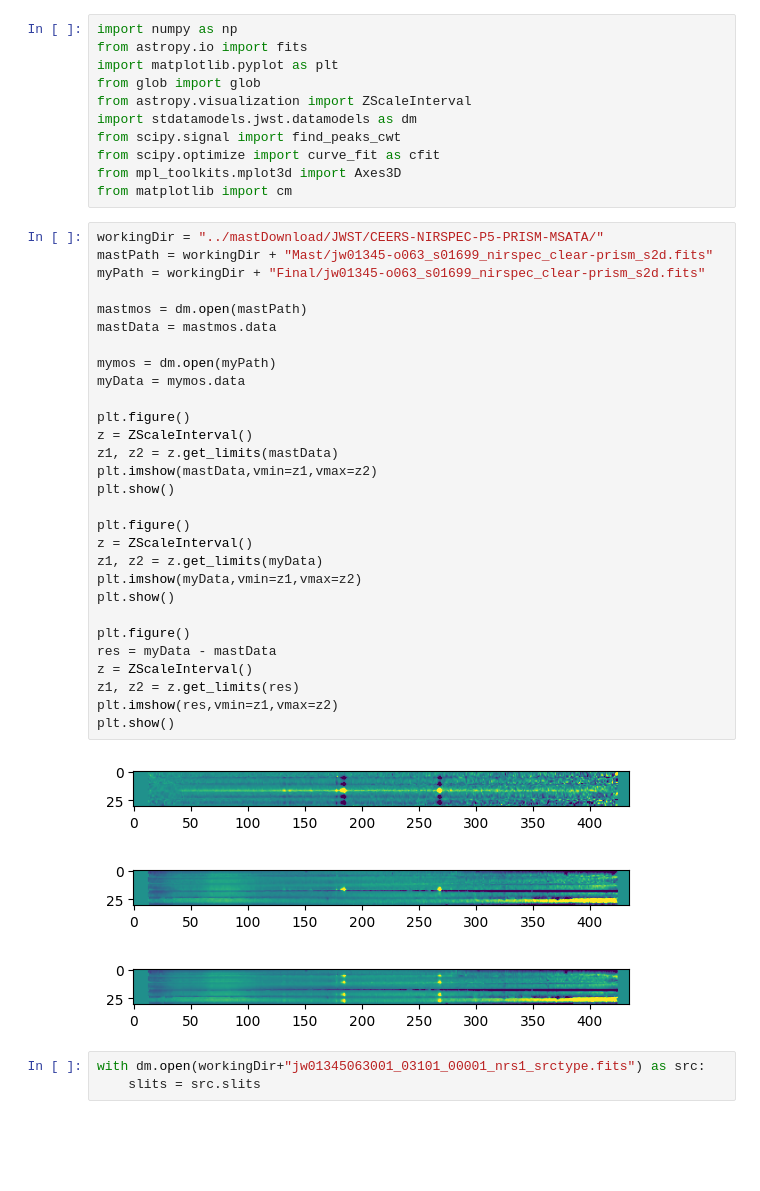
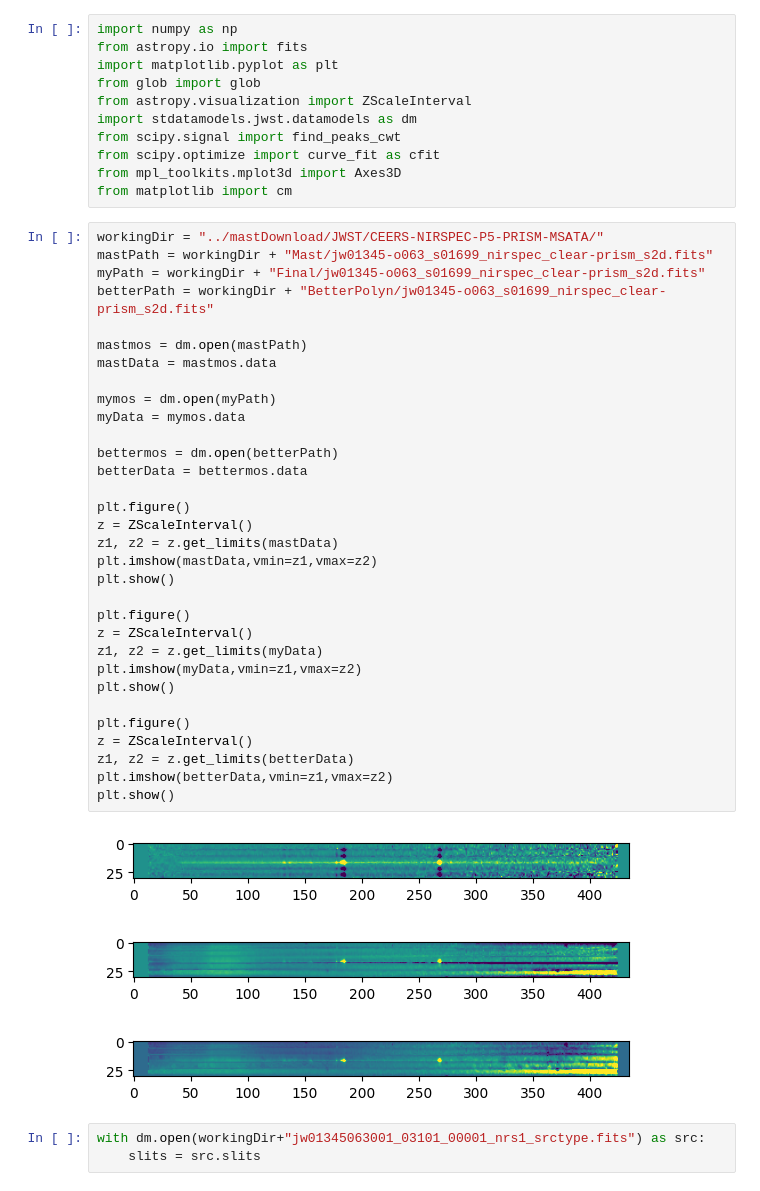
Before and after one commit to TimEpsilon/BetterNIRSpecBackground, a Jupyter notebook: JWST/TestStage2/FindBestModel.ipynb, the cells around one changed output. Saved outputs shown, nothing was run; the diff lists cells and outputs as text; blank space fills up the shorter version.

```diff
--- a/JWST/TestStage2/FindBestModel.ipynb
+++ b/JWST/TestStage2/FindBestModel.ipynb
@@ -12,36 +12,39 @@ from matplotlib import cm
 # %%
 workingDir = "../mastDownload/JWST/CEERS-NIRSPEC-P5-PRISM-MSATA/"
 mastPath = workingDir + "Mast/jw01345-o063_s01699_nirspec_clear-prism_s2d.fits"
 myPath = workingDir + "Final/jw01345-o063_s01699_nirspec_clear-prism_s2d.fits"
+betterPath = workingDir + "BetterPolyn/jw01345-o063_s01699_nirspec_clear-prism_s2d.fits"
 
 mastmos = dm.open(mastPath)
 mastData = mastmos.data
 
 mymos = dm.open(myPath)
 myData = mymos.data
+
+bettermos = dm.open(betterPath)
+betterData = bettermos.data
 
 plt.figure()
 z = ZScaleInterval()
 z1, z2 = z.get_limits(mastData)
 plt.imshow(mastData,vmin=z1,vmax=z2)
 plt.show()
 
 plt.figure()
 z = ZScaleInterval()
 z1, z2 = z.get_limits(myData)
 plt.imshow(myData,vmin=z1,vmax=z2)
 plt.show()
 
 plt.figure()
-res = myData - mastData
 z = ZScaleInterval()
-z1, z2 = z.get_limits(res)
-plt.imshow(res,vmin=z1,vmax=z2)
+z1, z2 = z.get_limits(betterData)
+plt.imshow(betterData,vmin=z1,vmax=z2)
 plt.show()
 # %% [output]
 [figure]
 [figure]
-[figure, old version]
+[figure, new version]
 # %%
 with dm.open(workingDir+"jw01345063001_03101_00001_nrs1_srctype.fits") as src:
     slits = src.slits
```
Also changed, not shown: parts of 2 cells of this notebook, 1 other file.
